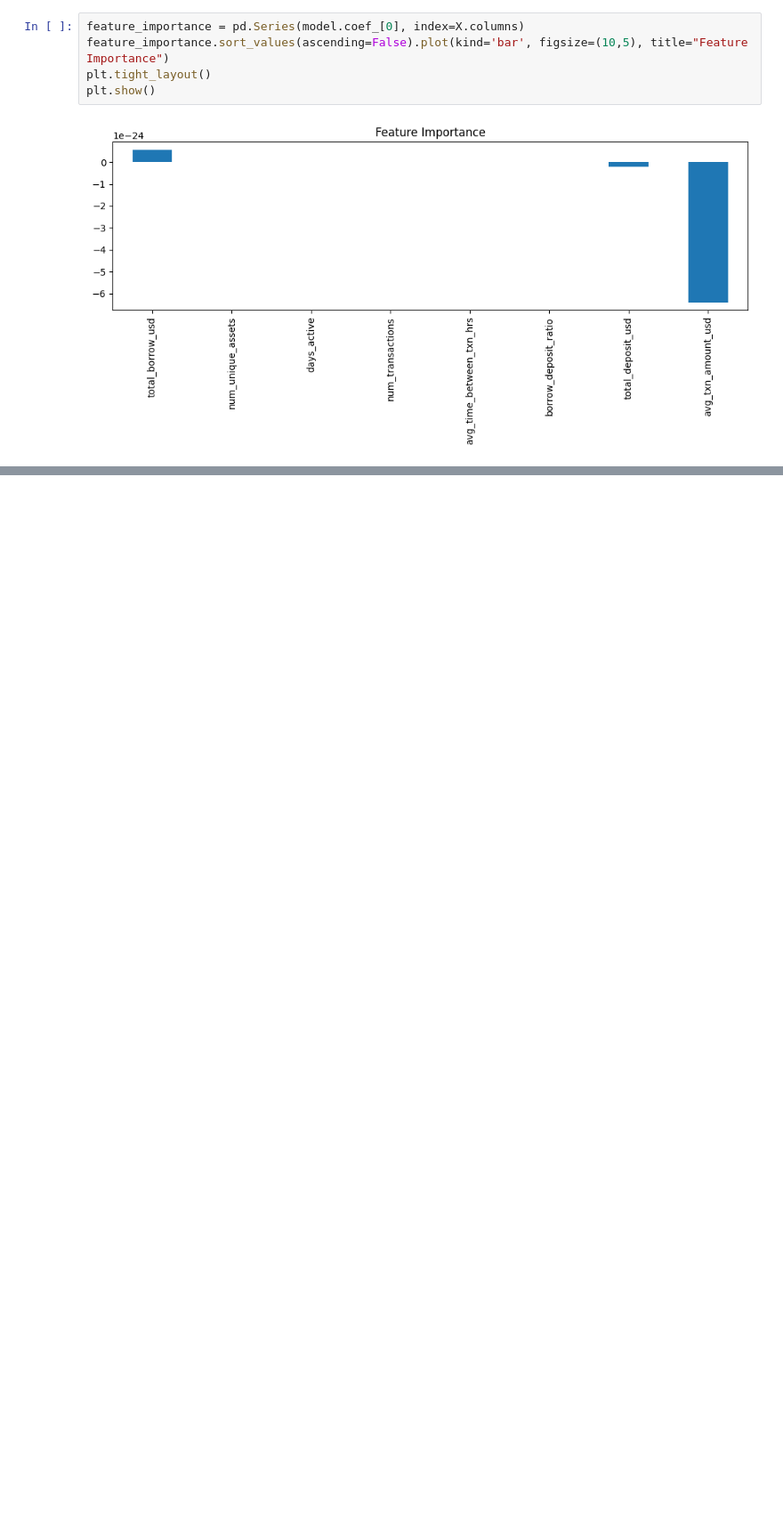
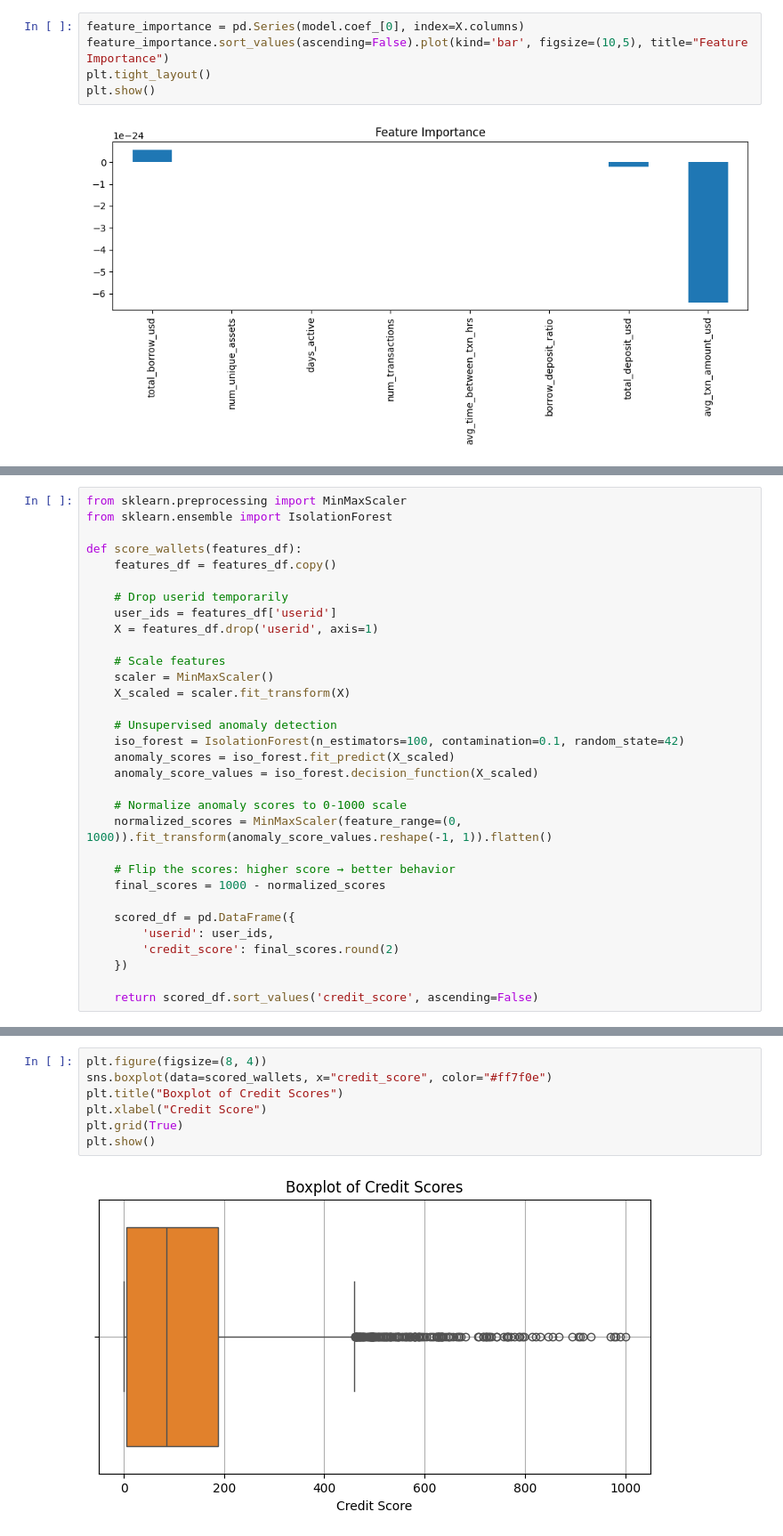
Before and after one commit to cesardushime/aave-credit-scoring, a Jupyter notebook: notebooks/model_training.ipynb, the cells around one changed output, grey strips where cells are left out. Shown at 89% size. Saved outputs shown, nothing was run; the diff lists cells and outputs as text; blank space fills up the shorter version.

```diff
--- a/notebooks/model_training.ipynb
+++ b/notebooks/model_training.ipynb
@@ -82,0 +85,32 @@ plt.show()
+# %%
+from sklearn.preprocessing import MinMaxScaler
+from sklearn.ensemble import IsolationForest
+
+def score_wallets(features_df):
+    features_df = features_df.copy()
+
+    # Drop userid temporarily
+    user_ids = features_df['userid']
+    X = features_df.drop('userid', axis=1)
+
+    # Scale features
+    scaler = MinMaxScaler()
+    X_scaled = scaler.fit_transform(X)
+
+    # Unsupervised anomaly detection
+    iso_forest = IsolationForest(n_estimators=100, contamination=0.1, random_state=42)
+    anomaly_scores = iso_forest.fit_predict(X_scaled)
+    anomaly_score_values = iso_forest.decision_function(X_scaled)
+
+    # Normalize anomaly scores to 0-1000 scale
+    normalized_scores = MinMaxScaler(feature_range=(0, 1000)).fit_transform(anomaly_score_values.reshape(-1, 1)).flatten()
+
+    # Flip the scores: higher score → better behavior
+    final_scores = 1000 - normalized_scores
+
+    scored_df = pd.DataFrame({
+        'userid': user_ids,
+        'credit_score': final_scores.round(2)
+    })
+
+    return scored_df.sort_values('credit_score', ascending=False)
@@ -82,0 +168,9 @@ plt.show()
+# %%
+plt.figure(figsize=(8, 4))
+sns.boxplot(data=scored_wallets, x="credit_score", color="#ff7f0e")
+plt.title("Boxplot of Credit Scores")
+plt.xlabel("Credit Score")
+plt.grid(True)
+plt.show()
+# %% [output]
+[figure, added]
```
Also changed, not shown: parts of 8 cells of this notebook, 2 other files.
